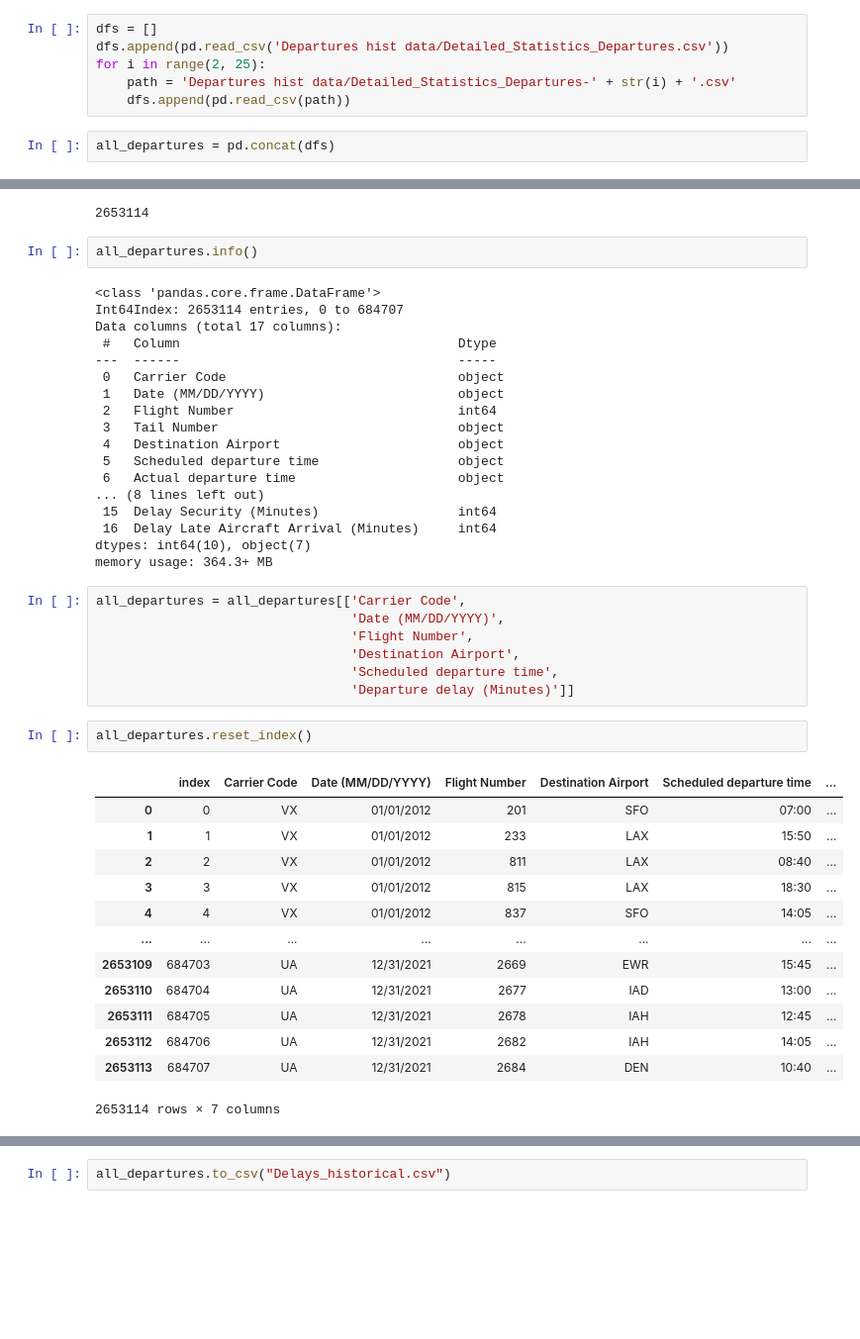
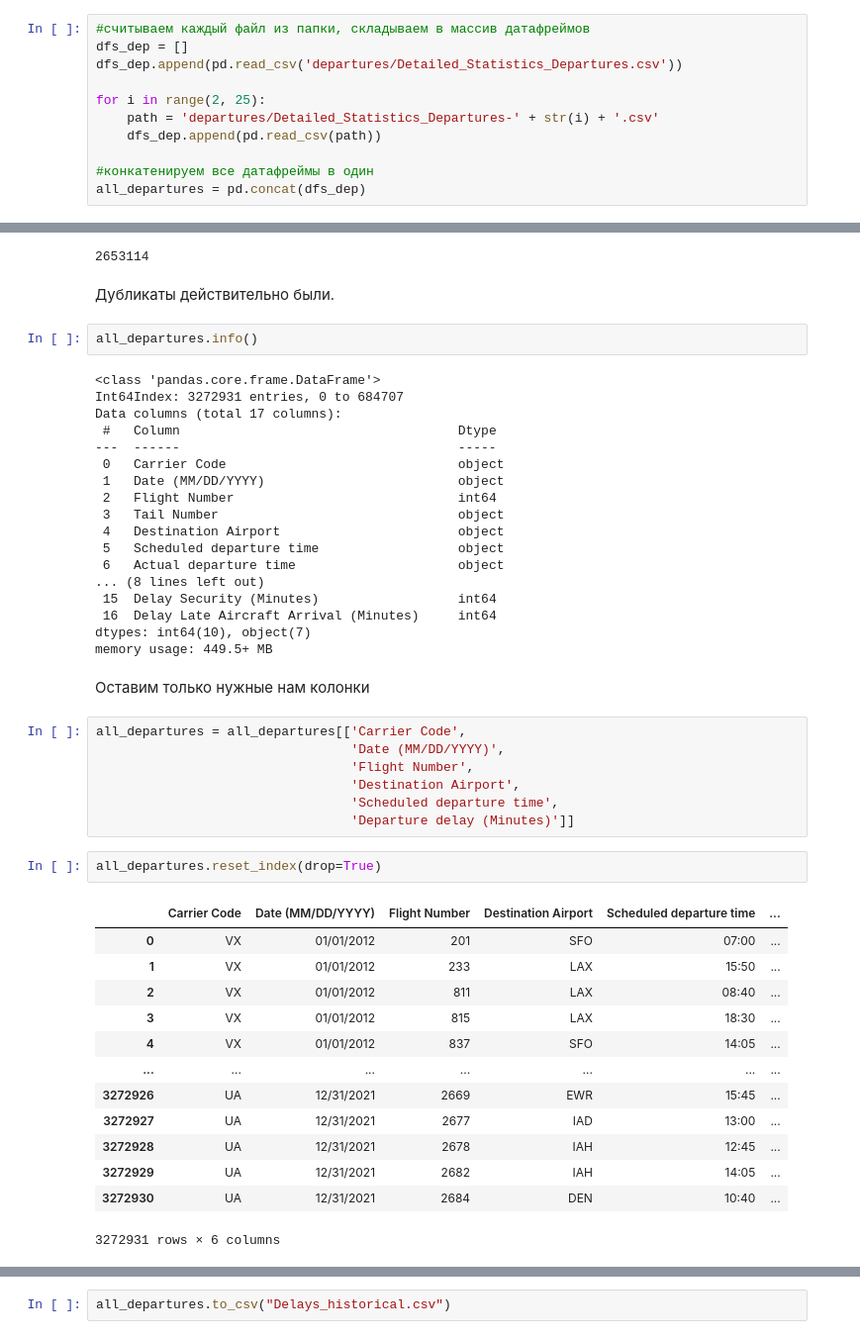
Before and after one commit to Ouozen/dmls_aviaticket, a Jupyter notebook: historical_data/preprocessed/data_cleaner.ipynb, the cells around one changed output, grey strips where cells are left out. Shown: that part at 99% size. Saved outputs shown, nothing was run; the diff lists cells and outputs as text; blank space fills up the shorter version.

```diff
--- a/historical_data/preprocessed/data_cleaner.ipynb
+++ b/historical_data/preprocessed/data_cleaner.ipynb
@@ -3,11 +12,14 @@ import pandas as pd
 # %%
-dfs = []
-dfs.append(pd.read_csv('Departures hist data/Detailed_Statistics_Departures.csv'))
+#считываем каждый файл из папки, складываем в массив датафреймов
+dfs_dep = []
+dfs_dep.append(pd.read_csv('departures/Detailed_Statistics_Departures.csv'))
+
 for i in range(2, 25):
-    path = 'Departures hist data/Detailed_Statistics_Departures-' + str(i) + '.csv'
-    dfs.append(pd.read_csv(path))
+    path = 'departures/Detailed_Statistics_Departures-' + str(i) + '.csv'
+    dfs_dep.append(pd.read_csv(path))
+
+#конкатенируем все датафреймы в один
+all_departures = pd.concat(dfs_dep)
-# %%
-all_departures = pd.concat(dfs)
 # %%
 len(all_departures)
 # %% [output]
@@ -18,11 +32,13 @@ all_departures = all_departures.drop_duplicates()
 len(all_departures)
 # %% [output]
 2653114
+# %% [markdown]
+Дубликаты действительно были.
 # %%
 all_departures.info()
 # %% [output]
 <class 'pandas.core.frame.DataFrame'>
-Int64Index: 2653114 entries, 0 to 684707
+Int64Index: 3272931 entries, 0 to 684707
 Data columns (total 17 columns):
  #   Column                                    Dtype
 ---  ------                                    -----
@@ -37,7 +53,9 @@ Data columns (total 17 columns):
  15  Delay Security (Minutes)                  int64
  16  Delay Late Aircraft Arrival (Minutes)     int64
 dtypes: int64(10), object(7)
-memory usage: 364.3+ MB
+memory usage: 449.5+ MB
+# %% [markdown]
+Оставим только нужные нам колонки
 # %%
 all_departures = all_departures[['Carrier Code',
                                  'Date (MM/DD/YYYY)',
@@ -46,18 +64,18 @@ all_departures = all_departures[['Carrier Code',
                                  'Scheduled departure time',
                                  'Departure delay (Minutes)']]
 # %%
-all_departures.reset_index()
+all_departures.reset_index(drop=True)
 # %% [output]
-|  | index | Carrier Code | Date (MM/DD/YYYY) | Flight Number | Destination Airport | Scheduled departure time | ... |
-| 0 | 0 | VX | 01/01/2012 | 201 | SFO | 07:00 | ... |
-| 1 | 1 | VX | 01/01/2012 | 233 | LAX | 15:50 | ... |
-| 2 | 2 | VX | 01/01/2012 | 811 | LAX | 08:40 | ... |
-| 3 | 3 | VX | 01/01/2012 | 815 | LAX | 18:30 | ... |
-| 4 | 4 | VX | 01/01/2012 | 837 | SFO | 14:05 | ... |
-| ... | ... | ... | ... | ... | ... | ... | ... |
-| 2653109 | 684703 | UA | 12/31/2021 | 2669 | EWR | 15:45 | ... |
-| 2653110 | 684704 | UA | 12/31/2021 | 2677 | IAD | 13:00 | ... |
-| 2653111 | 684705 | UA | 12/31/2021 | 2678 | IAH | 12:45 | ... |
-| 2653112 | 684706 | UA | 12/31/2021 | 2682 | IAH | 14:05 | ... |
-| 2653113 | 684707 | UA | 12/31/2021 | 2684 | DEN | 10:40 | ... |
+|  | Carrier Code | Date (MM/DD/YYYY) | Flight Number | Destination Airport | Scheduled departure time | ... |
+| 0 | VX | 01/01/2012 | 201 | SFO | 07:00 | ... |
+| 1 | VX | 01/01/2012 | 233 | LAX | 15:50 | ... |
+| 2 | VX | 01/01/2012 | 811 | LAX | 08:40 | ... |
+| 3 | VX | 01/01/2012 | 815 | LAX | 18:30 | ... |
+| 4 | VX | 01/01/2012 | 837 | SFO | 14:05 | ... |
+| ... | ... | ... | ... | ... | ... | ... |
+| 3272926 | UA | 12/31/2021 | 2669 | EWR | 15:45 | ... |
+| 3272927 | UA | 12/31/2021 | 2677 | IAD | 13:00 | ... |
+| 3272928 | UA | 12/31/2021 | 2678 | IAH | 12:45 | ... |
+| 3272929 | UA | 12/31/2021 | 2682 | IAH | 14:05 | ... |
+| 3272930 | UA | 12/31/2021 | 2684 | DEN | 10:40 | ... |
-2653114 rows × 7 columns
+3272931 rows × 6 columns
```
Also changed, not shown: parts of 34 cells of this notebook, 36 other files.
